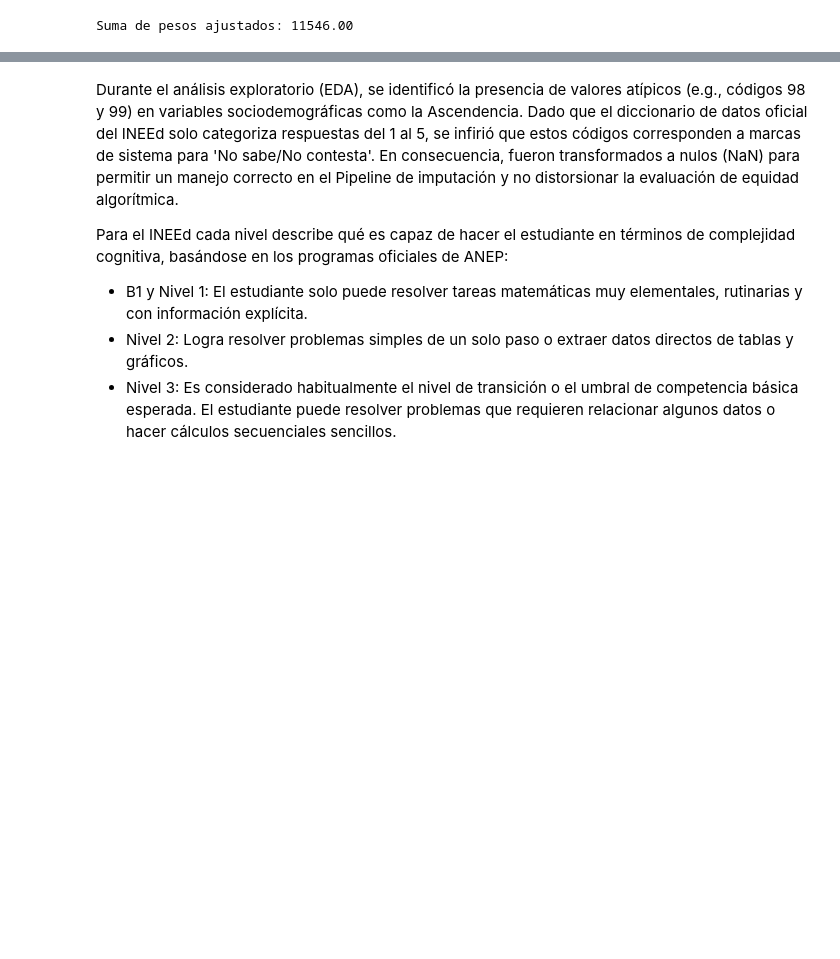
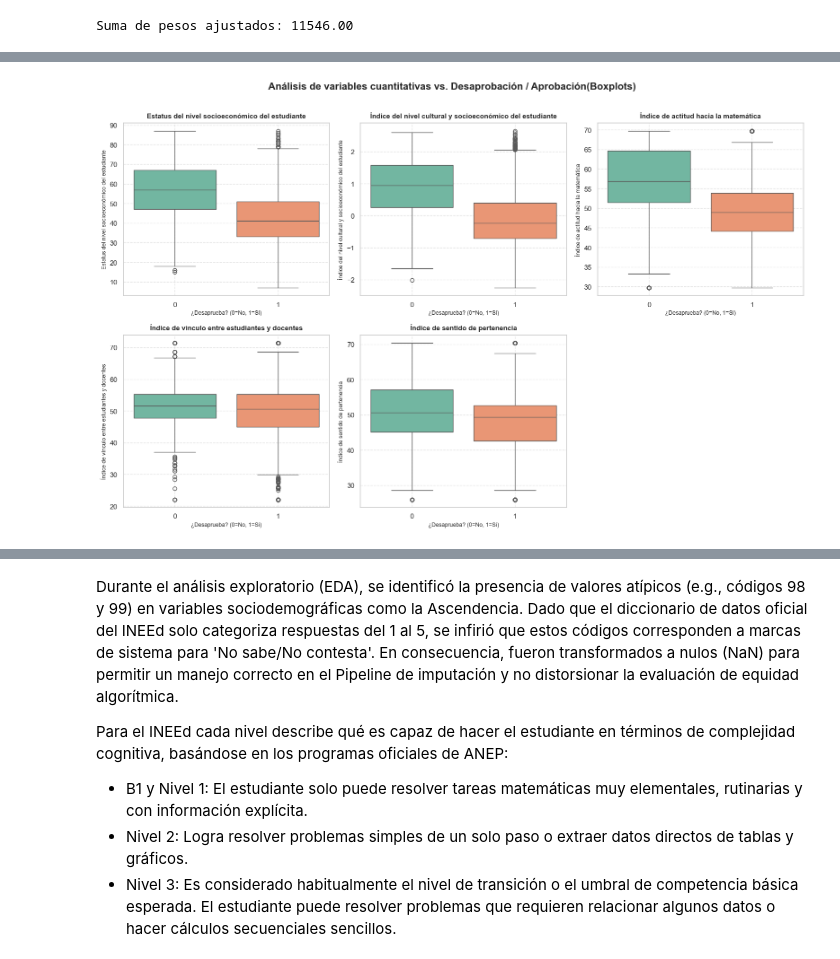
Before and after one commit to estebancardoso96/los_parsimoniosos, a Jupyter notebook: guia_ejemplo_costos_pesos_ajustados.ipynb, the cells around one changed output, grey strips where cells are left out. Cells and saved outputs as stored; diff of their text form; code cells hidden in the pictures; blank space fills up the shorter version.

```diff
--- a/guia_ejemplo_costos_pesos_ajustados.ipynb
+++ b/guia_ejemplo_costos_pesos_ajustados.ipynb
@@ -297,0 +302,18 @@ Suma de pesos ajustados: 11546.00
+# %%
+X["target"] = y
+
+df_final_modelo = X
+
+print("AUDITORIA DE VARIABLES DEL DATASET df_final_modelo")
+
+print(f"\nDimensiones del dataset: {df_final_modelo.shape[0]} filas × {df_final_modelo.shape[1]} columnas\n")
+
+audit = pd.DataFrame({
+    'dtype':          df_final_modelo.dtypes,
+    'nulos':          df_final_modelo.isnull().sum(),
+    'pct_nulos':      (df_final_modelo.isnull().sum() / len(df_final_modelo) * 100).round(2),
+    'valores_únicos': df_final_modelo.nunique(),
+    'moda':           df_final_modelo.mode().iloc[0], # Extrae la primera fila de la moda
+    'ejemplo':        df_final_modelo.sample(1).iloc[0], # Genera muestra aleatoria y extrae primera fila
+    })
+audit
@@ -297,0 +538,64 @@ Suma de pesos ajustados: 11546.00
+# %%
+# 10. REALIZAR ANALISIS DE VARIABLES NUMERICAS (BOXPLOTS)
+
+# Definimos las variables numéricas a analizar
+variables_boxplot = [
+    'idx_inse_alumno',
+    'idx_esec_alumno',
+    'idx_actitud_matematica',
+    'idx_vinculo_estudiantes_docentes',
+    'idx_sentido_pertenencia'
+]
+
+# Configuramos el estilo estético de Seaborn
+sns.set_theme(style="whitegrid")
+
+# Redefinimos el tamaño de la figura a un formato ideal (16 de base x 10 de alto)
+fig, axes = plt.subplots(nrows=2, ncols=3, figsize=(16, 10))
+
+# Aplanamos la matriz de 2x3 para iterar linealmente del 0 al 5
+axes_flat = axes.flat
+
+# Mapeamos títulos
+titulos = {
+    'idx_inse_alumno': 'Estatus del nivel socioeconómico del estudiante',
+    'idx_esec_alumno': 'Índice del nivel cultural y socioeconómico del estudiante',
+    'idx_actitud_matematica': 'Índice de actitud hacia la matemática',
+    'idx_vinculo_estudiantes_docentes': 'Índice de vínculo entre estudiantes y docentes',
+    'idx_sentido_pertenencia': 'Índice de sentido de pertenencia'
+}
+
+# Iteramos para construir cada Boxplot
+for i, var in enumerate(variables_boxplot):
+    ax = axes_flat[i]
+
+    sns.boxplot(
+        x=df_final_modelo['target'],
+        y=var,
+        data=df_final_modelo,
+        ax=ax,
+        palette="Set2",
+        hue=df_final_modelo['target'],
+        legend=False
+    )
+
+    # Adaptamos títulos y etiquetas al ancho de las 2 columnas
+    ax.set_title(
+    f"{titulos.get(var, var)}",
+    fontsize=11,
+    fontweight='bold',
+    pad=8)
+    ax.set_xlabel("¿Desaprueba? (0=No, 1=Si)", fontsize=9)
+    ax.set_ylabel(titulos.get(var, var), fontsize=9)
+    ax.grid(True, linestyle='--', alpha=0.5)
+
+# Apagamos cuadrantes vacíos
+for j in range(len(variables_boxplot), len(axes_flat)):
+    axes_flat[j].axis('off')
+
+# Generamos título general, ajustamos layout y mostramos
+plt.suptitle("Análisis de variables cuantitativas vs. Desaprobación / Aprobación(Boxplots)", y=1.01, fontsize=16, fontweight='bold')
+plt.tight_layout()
+plt.show()
+# %% [output]
+[figure, added]
```
Also changed, not shown: parts of 9 cells of this notebook.
